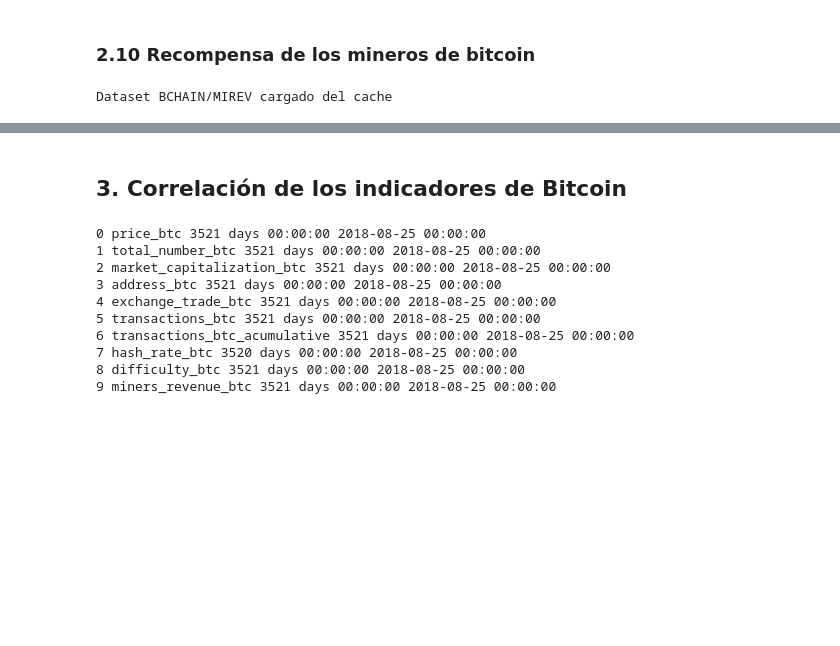
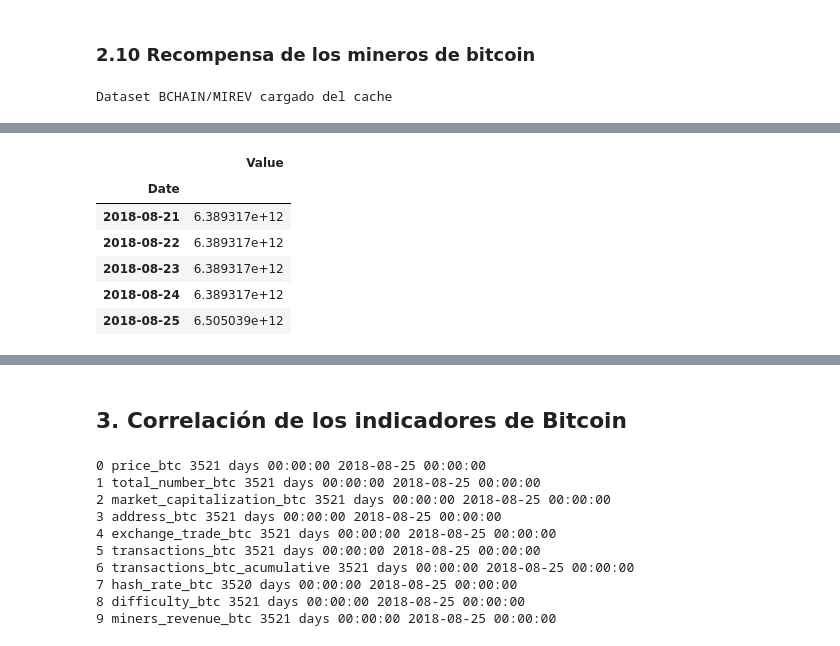
Before and after one commit to cgarciadiaz/An-lisis-de-criptomonedas, a Jupyter notebook: cryptocurrency_indicators.ipynb, the cells around one changed output, grey strips where cells are left out. Drawn from its saved outputs; the diff is of its cells as text; code cells hidden in the pictures; blank space fills up the shorter version.

```diff
--- a/cryptocurrency_indicators.ipynb
+++ b/cryptocurrency_indicators.ipynb
@@ -304,0 +313,9 @@ py.iplot([miners_revenue_btc_graphic])
+# %%
+# Dificultad entre recompensa de los mineros.
+revenue_vs_diff_btc = difficulty_btc
+print(revenue_vs_diff_btc.count())
+print(miners_revenue_btc.count())
+if revenue_vs_diff_btc.size != miners_revenue_btc.size:
+    revenue_vs_diff_btc = revenue_vs_diff_btc.drop(revenue_vs_diff_btc.index[len(revenue_vs_diff_btc)-1])
+print(revenue_vs_diff_btc.count())
+print(miners_revenue_btc.count())
@@ -304,0 +331,10 @@ py.iplot([miners_revenue_btc_graphic])
+# %%
+revenue_vs_diff_btc.tail()
+# %% [output]
+|  | Value |
+| Date |  |
+| 2018-08-21 | 6.389317e+12 |
+| 2018-08-22 | 6.389317e+12 |
+| 2018-08-23 | 6.389317e+12 |
+| 2018-08-24 | 6.389317e+12 |
+| 2018-08-25 | 6.505039e+12 |
```
Also changed, not shown: parts of 16 cells of this notebook, 3 other files.
